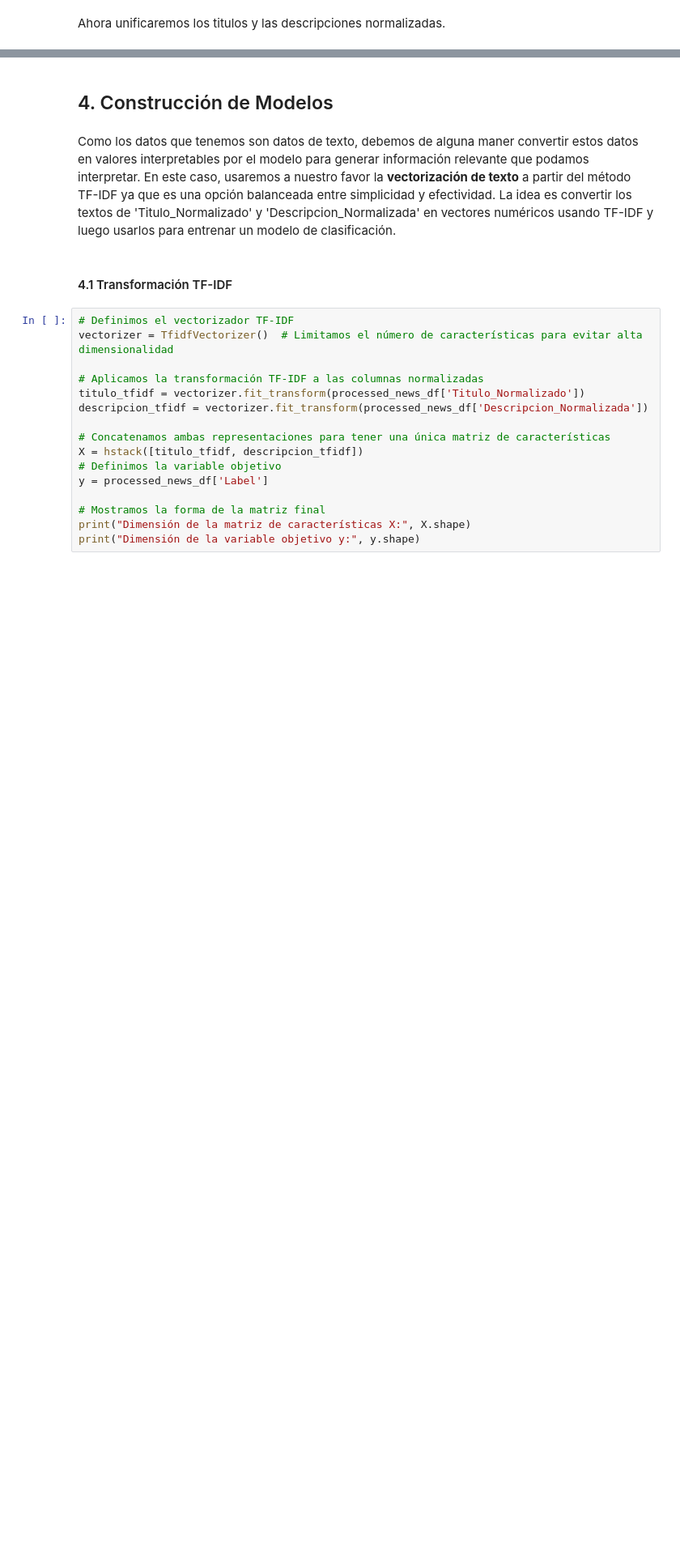
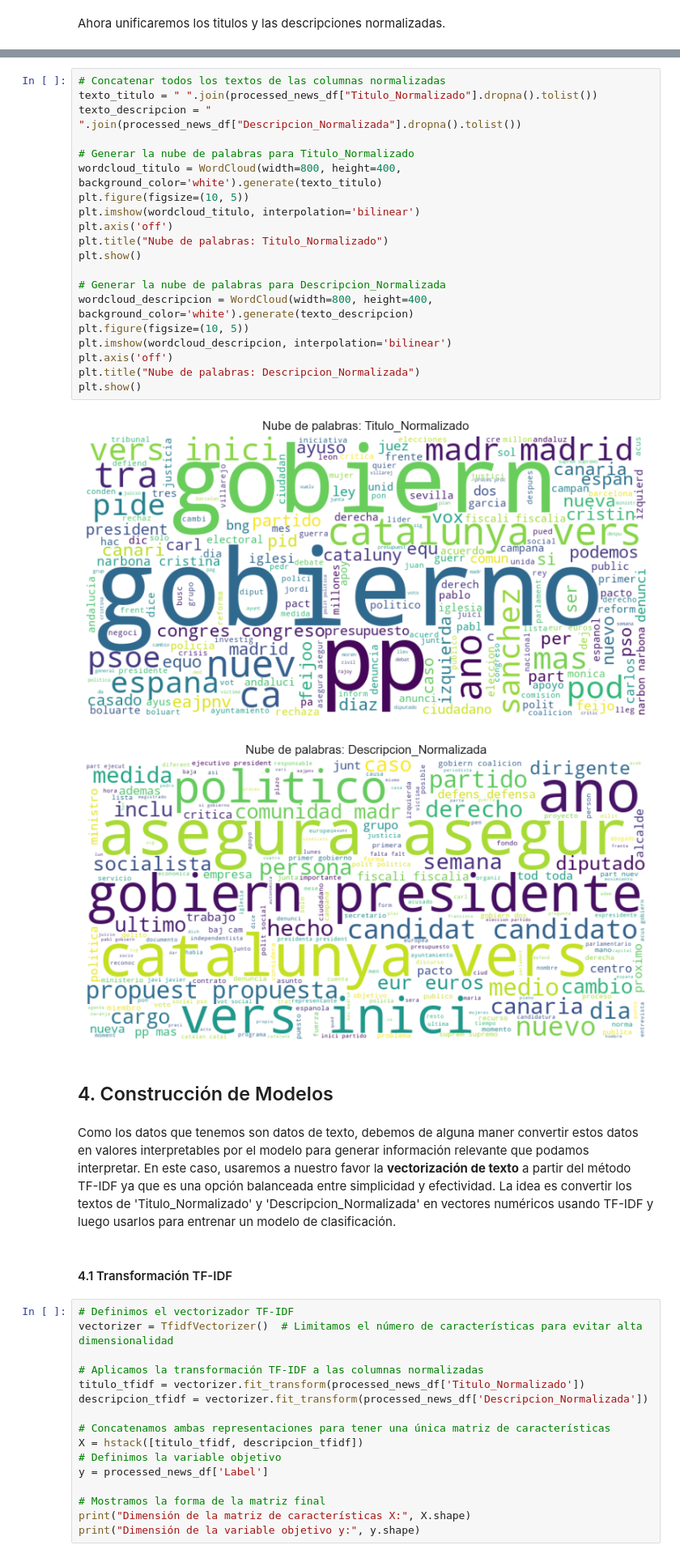
Before and after one commit to scasasbuenas/BI-Proyectos, a Jupyter notebook: proyecto1/seccion2.ipynb, the cells around one changed output, grey strips where cells are left out. Shown at 81% size. Saved outputs shown, nothing was run; the diff lists cells and outputs as text; blank space fills up the shorter version.

```diff
--- a/proyecto1/seccion2.ipynb
+++ b/proyecto1/seccion2.ipynb
@@ -313,3 +316,26 @@ processed_news_df.head()
+# %%
+# Concatenar todos los textos de las columnas normalizadas
+texto_titulo = " ".join(processed_news_df["Titulo_Normalizado"].dropna().tolist())
+texto_descripcion = " ".join(processed_news_df["Descripcion_Normalizada"].dropna().tolist())
+
+# Generar la nube de palabras para Titulo_Normalizado
+wordcloud_titulo = WordCloud(width=800, height=400, background_color='white').generate(texto_titulo)
+plt.figure(figsize=(10, 5))
+plt.imshow(wordcloud_titulo, interpolation='bilinear')
+plt.axis('off')
+plt.title("Nube de palabras: Titulo_Normalizado")
+plt.show()
+
+# Generar la nube de palabras para Descripcion_Normalizada
+wordcloud_descripcion = WordCloud(width=800, height=400, background_color='white').generate(texto_descripcion)
+plt.figure(figsize=(10, 5))
+plt.imshow(wordcloud_descripcion, interpolation='bilinear')
+plt.axis('off')
+plt.title("Nube de palabras: Descripcion_Normalizada")
+plt.show()
+# %% [output]
+[figure, added]
+[figure, added]
 # %% [markdown]
 ## 4. Construcción de Modelos
 # %% [markdown]
```
Also changed, not shown: parts of 5 cells of this notebook, 3 other files.
